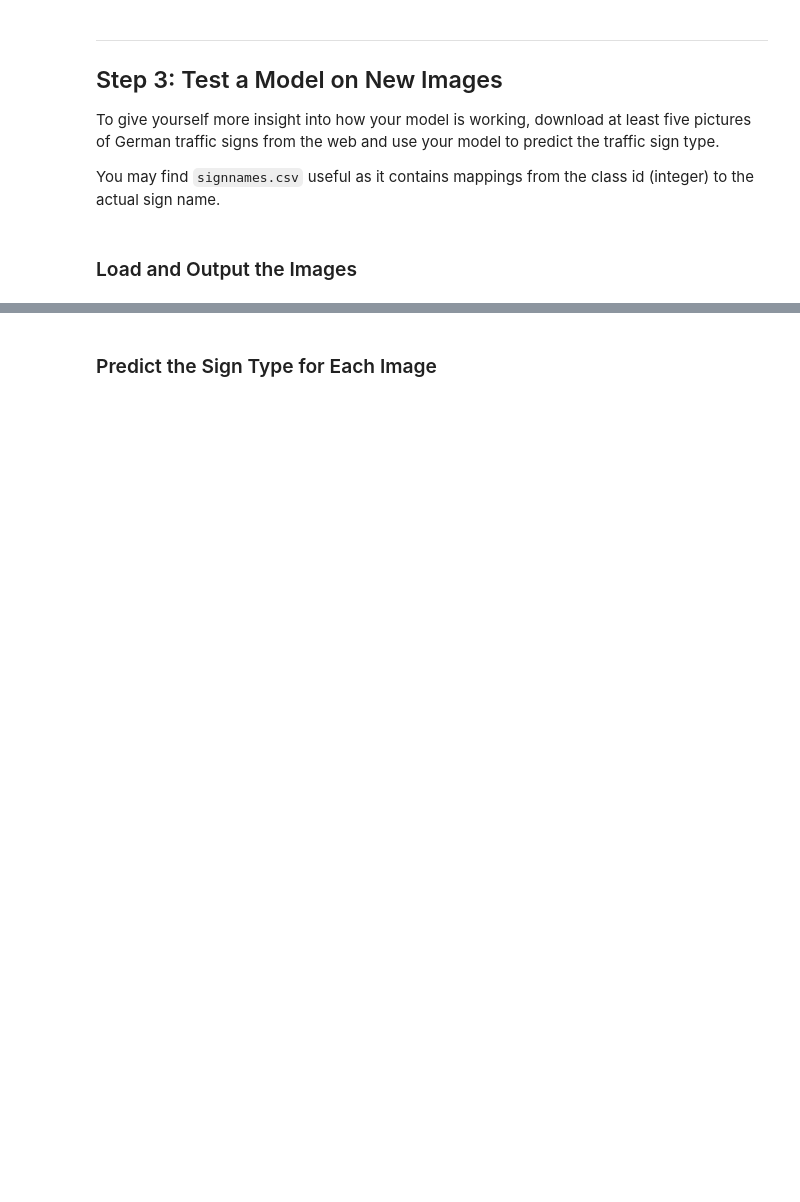
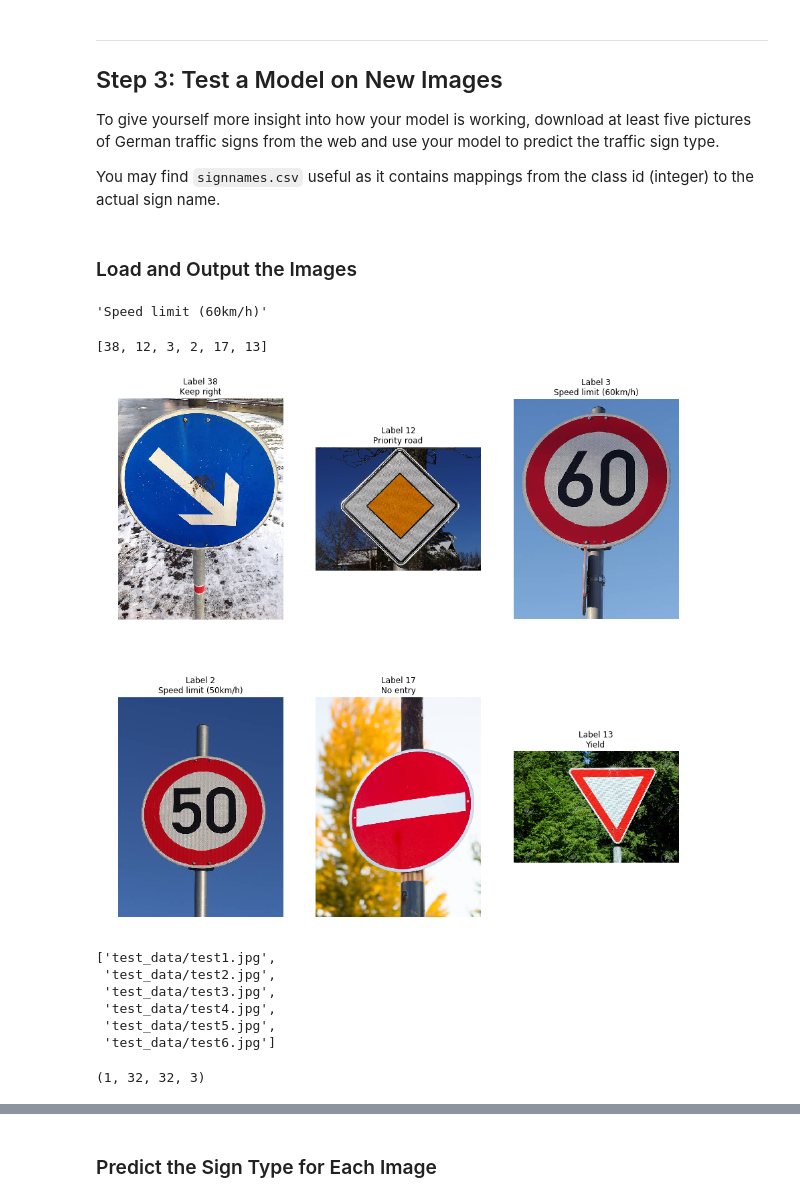
Before and after one commit to cristiandatum/Traffic_Sign_Classifier, a Jupyter notebook: Traffic_Sign_Classifier.ipynb, the cells around one changed output, grey strips where cells are left out. Cells and saved outputs as stored; diff of their text form; code cells hidden in the pictures; blank space fills up the shorter version.

```diff
--- a/Traffic_Sign_Classifier.ipynb
+++ b/Traffic_Sign_Classifier.ipynb
@@ -339,7 +448,7 @@ def evaluate(X_data, y_data):
     sess = tf.get_default_session()
     for offset in range(0, num_examples, BATCH_SIZE):
         batch_x, batch_y = X_data[offset:offset+BATCH_SIZE], y_data[offset:offset+BATCH_SIZE]
-        accuracy = sess.run(accuracy_operation, feed_dict={x: batch_x, y: batch_y})
+        accuracy = sess.run(accuracy_operation, feed_dict={x: batch_x, y: batch_y,keep_prob: 1.0})
         total_accuracy += (accuracy * len(batch_x))
     return total_accuracy / num_examples
 # %% [markdown]
@@ -347,5 +456,5 @@ def evaluate(X_data, y_data):
 # %%
-EPOCHS = 10
+EPOCHS = 40
 BATCH_SIZE = 128
 
 ##GPU enabled:
@@ -353,18 +462,18 @@ BATCH_SIZE = 128
 
 with tf.Session() as sess:
     sess.run(tf.global_variables_initializer())
-    num_examples = len(X_train)
+    num_examples = len(X_train_processed)
 
     print("Training...")
     print()
     for i in range(EPOCHS):
-        X_train, y_train = shuffle(X_train, y_train)
+        X_train_processed, y_train = shuffle(X_train_processed, y_train)
         for offset in range(0, num_examples, BATCH_SIZE):
             end = offset + BATCH_SIZE
-            batch_x, batch_y = X_train[offset:end], y_train[offset:end]
-            sess.run(training_operation, feed_dict={x: batch_x, y: batch_y})
+            batch_x, batch_y = X_train_processed[offset:end], y_train[offset:end]
+            sess.run(training_operation, feed_dict={x: batch_x, y: batch_y,keep_prob: 0.8})
 
-        validation_accuracy = evaluate(X_validation, y_validation)
+        validation_accuracy = evaluate(X_valid_processed, y_valid)
         print("EPOCH {} ...".format(i+1))
         print("Validation Accuracy = {:.3f}".format(validation_accuracy))
         print()
@@ -391,0 +511,33 @@ You may find `signnames.csv` useful as it contains mappings from the class id (i
+# %%
+new_labels=[38,12,3,2,17,13]
+# %%
+img_dirs= ['test_data/test1.jpg',
+ 'test_data/test2.jpg',
+ 'test_data/test3.jpg',
+ 'test_data/test4.jpg',
+ 'test_data/test5.jpg',
+ 'test_data/test6.jpg']
+# %%
+sign_dic[3]
+# %% [output]
+'Speed limit (60km/h)'
+# %%
+new_labels
+# %% [output]
+[38, 12, 3, 2, 17, 13]
+# %%
+imgs = [mpimg.imread(name) for name in img_dirs]
+
+n_rows = 2
+n_cols = 3
+
+fig, axes = plt.subplots(n_rows, n_cols, figsize=(15,15))
+
+for i in range(n_rows):
+    for j in range(n_cols):
+        axes[i][j].imshow(imgs[i*n_cols + j]), axes[i][j].axis('off')
+        axes[i][j].set_title("Label " + str(new_labels[i*n_cols + j]) + "\n" + str(sign_dic[new_labels[i*n_cols + j]]))
+        plt.savefig('web_images')
+plt.show()
+# %% [output]
+[figure, added]
@@ -391,0 +546,13 @@ You may find `signnames.csv` useful as it contains mappings from the class id (i
+# %%
+img_dirs
+# %% [output]
+['test_data/test1.jpg',
+ 'test_data/test2.jpg',
+ 'test_data/test3.jpg',
+ 'test_data/test4.jpg',
+ 'test_data/test5.jpg',
+ 'test_data/test6.jpg']
+# %%
+new_images.shape
+# %% [output]
+(1, 32, 32, 3)
```
Also changed, not shown: parts of 48 cells of this notebook, 7 other files.
